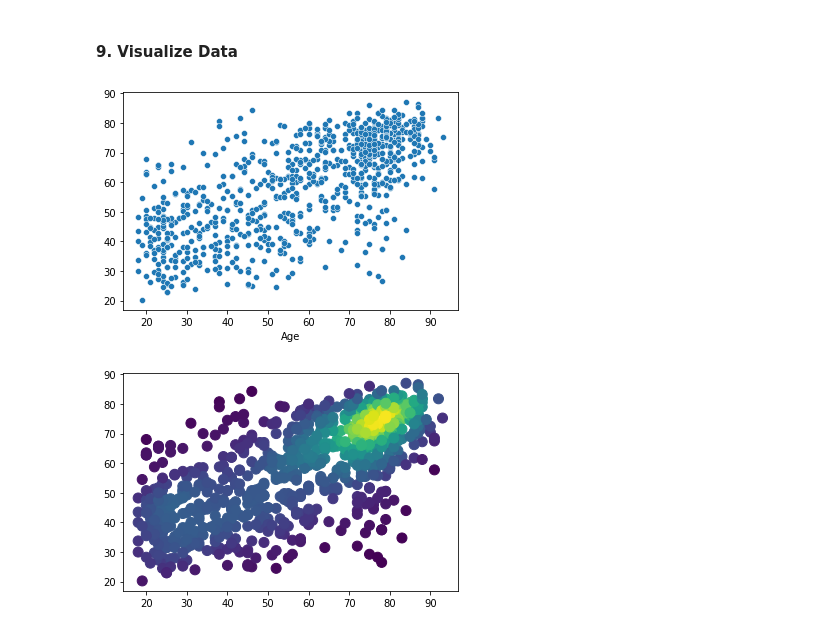
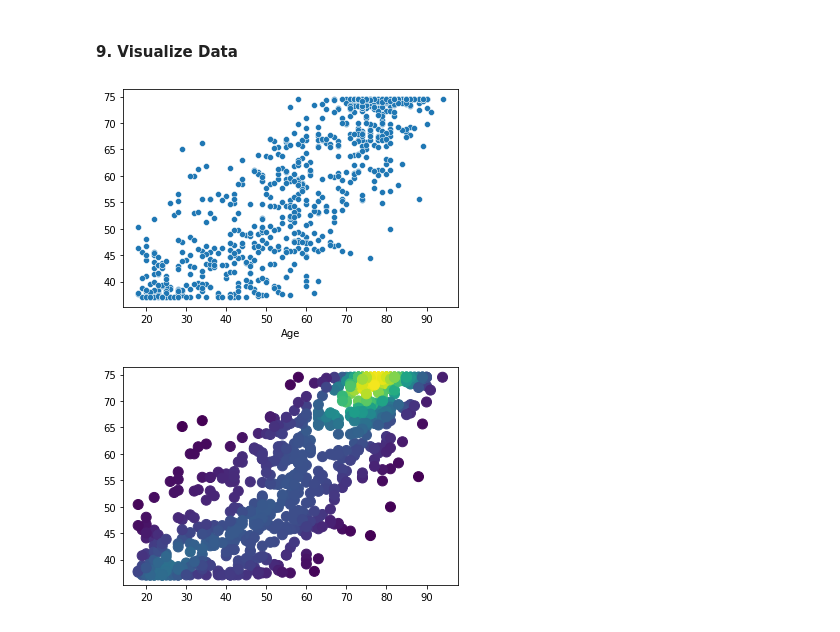
Before and after one commit to emilyzk/BMEN415_Group3, a Jupyter notebook: emily/Regression/regression_random_trees.ipynb, the cells around one changed output. Saved outputs shown, nothing was run; the diff lists cells and outputs as text; code cells hidden in the pictures.

```diff
--- a/emily/Regression/regression_random_trees.ipynb
+++ b/emily/Regression/regression_random_trees.ipynb
@@ -174,14 +174,14 @@ Root Mean Sqaure Error (Years): 11.556215128316216
 # %% [markdown]
 #### 9. Visualize Data
 # %%
-sns.scatterplot(y_test, nearest_neighbours_predictions) #Create a scatter plot of the data
+sns.scatterplot(y_test, regr_rfr_predictions) #Create a scatter plot of the data
 
-xy = np.vstack([y_test, nearest_neighbours_predictions]) #Stack arrays
+xy = np.vstack([y_test, regr_rfr_predictions]) #Stack arrays
 z = gaussian_kde(xy)(xy) #Calculate point density estimates using Gaussian kernels.
 
 fig,ax = plt.subplots()
-ax.scatter(y_test, nearest_neighbours_predictions, c=z, s=100) #Create a density scatter plot of the data
+ax.scatter(y_test, regr_rfr_predictions, c=z, s=100) #Create a density scatter plot of the data
 plt.show()
 # %% [output]
-[figure, old version]
+[figure, new version]
-[figure, old version]
+[figure, new version]
```
Also changed, not shown: parts of 3 cells of this notebook, 2 other files.
